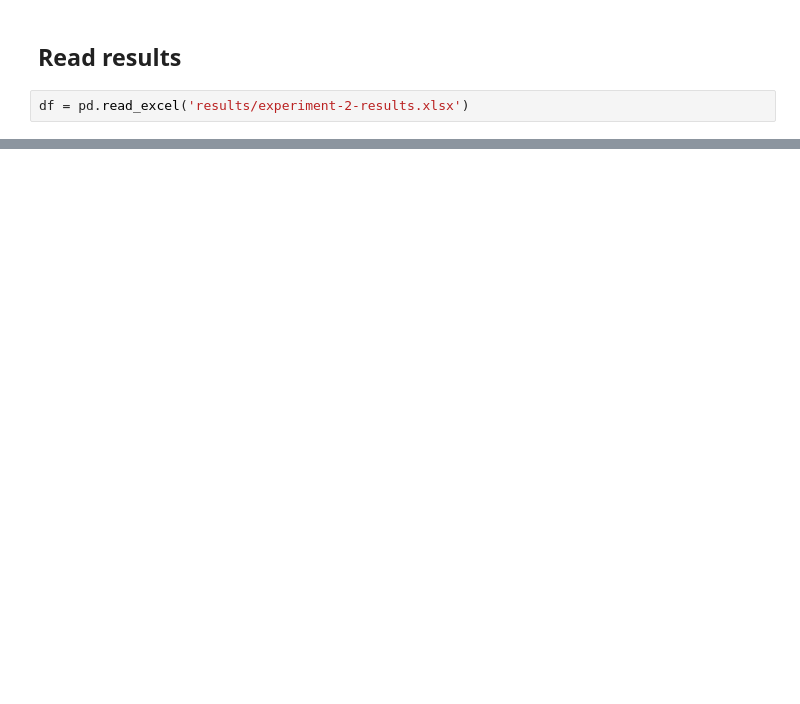
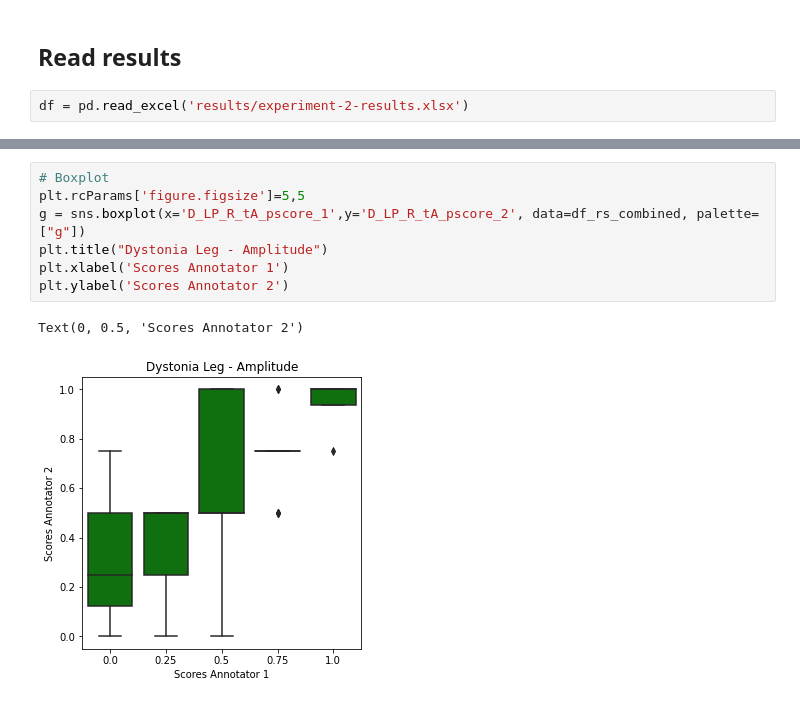
Before and after one commit to RehabAUmc/modys-video, a Jupyter notebook: notebooks/experiment-2-results-visualisation.ipynb, the cells around one changed output, grey strips where cells are left out. Cells and saved outputs as stored; diff of their text form; blank space fills up the shorter version.

```diff
--- a/notebooks/experiment-2-results-visualisation.ipynb
+++ b/notebooks/experiment-2-results-visualisation.ipynb
@@ -19,0 +118,10 @@ df = pd.read_excel('results/experiment-2-results.xlsx')
+# %%
+# Boxplot
+plt.rcParams['figure.figsize']=5,5
+g = sns.boxplot(x='D_LP_R_tA_pscore_1',y='D_LP_R_tA_pscore_2', data=df_rs_combined, palette=["g"])
+plt.title("Dystonia Leg - Amplitude")
+plt.xlabel('Scores Annotator 1')
+plt.ylabel('Scores Annotator 2')
+# %% [output]
+Text(0, 0.5, 'Scores Annotator 2')
+[figure, added]
```
Also changed, not shown: parts of 49 cells of this notebook.
